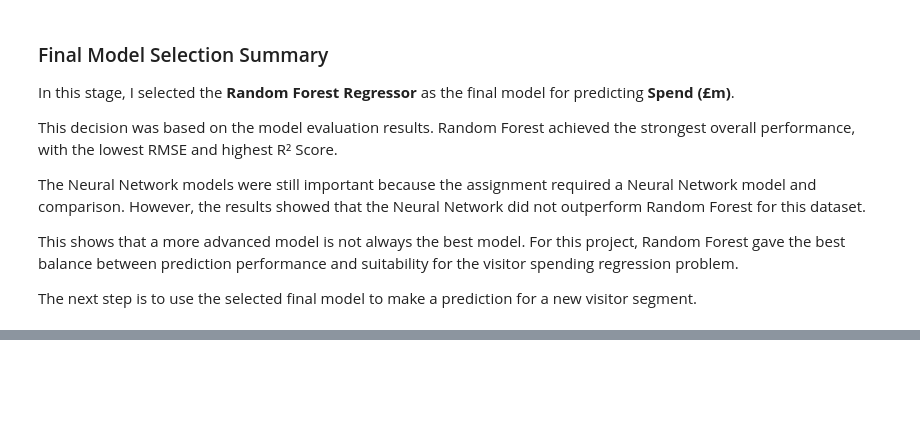
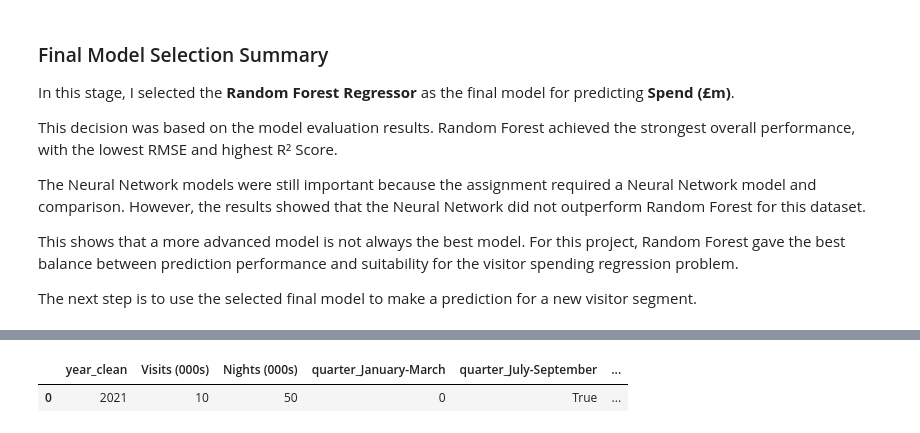
Before and after one commit to ThiagoGoncos/CCT-machine-learning-neural-network-sentiment-analysis, a Jupyter notebook: ThiagoGoncalves_ML_CA2.ipynb, the cells around one changed output, grey strips where cells are left out. Cells and saved outputs as stored; diff of their text form; code cells hidden in the pictures; blank space fills up the shorter version.

```diff
--- a/ThiagoGoncalves_ML_CA2.ipynb
+++ b/ThiagoGoncalves_ML_CA2.ipynb
@@ -2568,0 +2628,20 @@ The next step is to use the selected final model to make a prediction for a new
+# %%
+# Apply one-hot encoding to the new visitor segment
+# drop_first is not used here because the new data has only one row.
+# The columns will be aligned with the training data after encoding.
+new_visitor_encoded = pd.get_dummies(
+    new_visitor_segment,
+    columns=categorical_features
+)
+
+# Reindex the new visitor segment to match the training columns
+new_visitor_encoded = new_visitor_encoded.reindex(
+    columns=X_train.columns,
+    fill_value=0
+)
+
+# Display the prepared new visitor segment
+new_visitor_encoded
+# %% [output]
+|  | year_clean | Visits (000s) | Nights (000s) | quarter_January-March | quarter_July-September | ... |
+| 0 | 2021 | 10 | 50 | 0 | True | ... |
```
Also changed, not shown: parts of 10 cells of this notebook.
